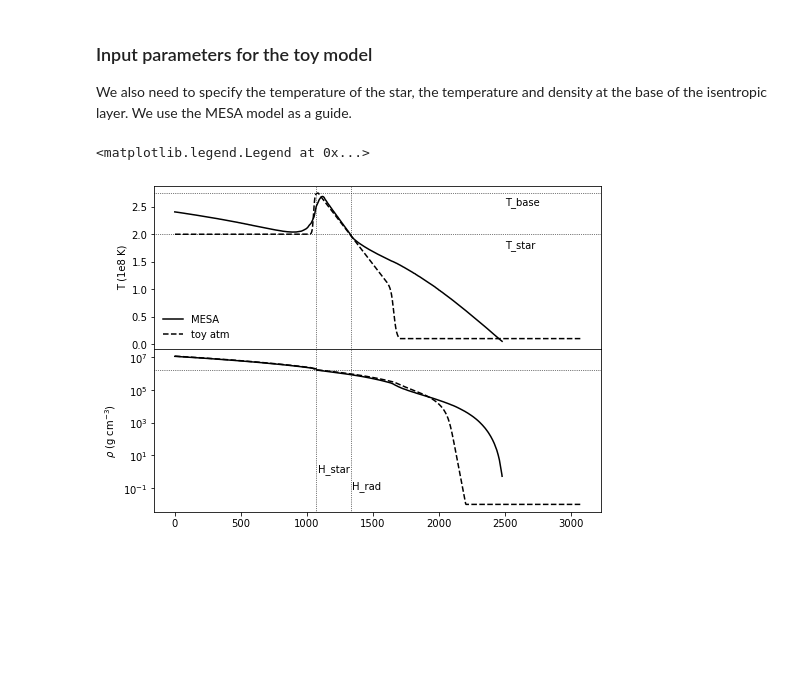
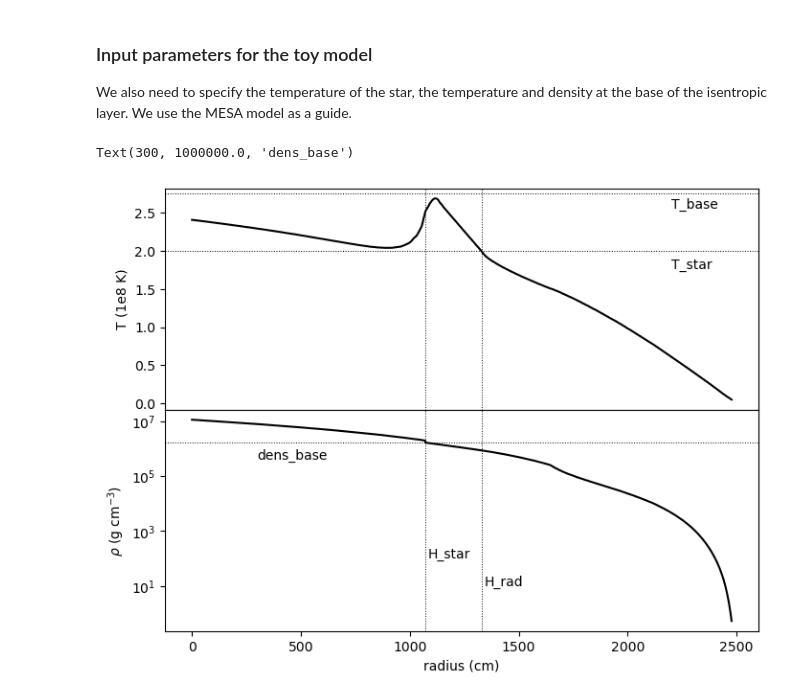
Before and after one commit to AMReX-Astro/MAESTROeX, a Jupyter notebook: Exec/science/xrb_layered/create_initial_model/construct_toy_model.ipynb, the cells around one changed output. Cells and saved outputs as stored; diff of their text form; code cells hidden in the pictures; blank space fills up the shorter version.

```diff
--- a/Exec/science/xrb_layered/create_initial_model/construct_toy_model.ipynb
+++ b/Exec/science/xrb_layered/create_initial_model/construct_toy_model.ipynb
@@ -212,45 +214,34 @@ We also need to specify the temperature of the star, the temperature and density
 # %%
 T_star = 2e8
 T_base = 2.75e8
 rho_base = 1.7e6
 
-fig,(ax1,ax2) = plt.subplots(2,1,figsize=(8,6),sharex=True)
-fig.subplots_adjust(hspace=0)
-ax1.set_ylabel(r"T (1e8 K)")
-ax2.set_ylabel(r"$\rho$ (g cm$^{-3}$)")
-ax1.plot(prof.R_cm-12e5, prof.T/1e8, 'k-', label='MESA')
-ax2.semilogy(prof.R_cm-12e5, prof.Rho, 'k-')
+def plot_rhoT():
+    fig,(ax1,ax2) = plt.subplots(2,1,figsize=(8,6),sharex=True)
+    fig.subplots_adjust(hspace=0)
+    ax2.set_xlabel('radius (cm)')
+    ax1.set_ylabel(r"T (1e8 K)")
+    ax2.set_ylabel(r"$\rho$ (g cm$^{-3}$)")
+    ax1.plot(prof.R_cm-12e5, prof.T/1e8, 'k-', label='MESA')
+    ax2.semilogy(prof.R_cm-12e5, prof.Rho, 'k-')
+    return fig,ax1,ax2
+
+fig,ax1,ax2 = plot_rhoT()
 
 for ax in (ax1,ax2):
     ax.axvline(H_star,color='k',ls=':',lw=0.7)
     ax.axvline(H_rad,color='k',ls=':',lw=0.7)
+ax2.text(H_star+10,100,"H_star",ha='left')
+ax2.text(H_rad+10,10,"H_rad",ha='left')
 
 ax1.axhline(T_star/1e8,color='k',ls=':',lw=0.7)
+ax1.text(2200,0.95*T_star/1e8,"T_star",va='top')
+
 ax1.axhline(T_base/1e8,color='k',ls=':',lw=0.7)
+ax1.text(2200,0.98*T_base/1e8,"T_base",va='top')
+
 ax2.axhline(rho_base,color='k',ls=':',lw=0.7)
-ax1.text(2500,0.95*T_star/1e8,"T_star",va='top')
-ax1.text(2500,0.98*T_base/1e8,"T_base",va='top')
-ax2.text(H_star+10,1,"H_star",ha='left')
-ax2.text(H_rad+10,0.1,"H_rad",ha='left')
-
-
-## Load the model created in initial_model/toy_atm_layered with the parameters above
-all_data = np.loadtxt("toy_xrb_layered_3cm.hse", skiprows=26).T
-# all_data = np.loadtxt("toy_xrb_layered_rad_3cm.hse", skiprows=26).T
-names = ["density","temperature","pressure","hydrogen-1","helium-4","carbon-12","carbon-13","nitrogen-13","nitrogen-14","nitrogen-15","oxygen-14","oxygen-15","oxygen-16","oxygen-17","oxygen-18","fluorine-17","fluorine-18","fluorine-19","neon-18","neon-19","neon-20","magnesium-22","magnesium-24","iron-56"]
-data = {name:all_data[i+1] for i,name in enumerate(names)}
-data["height"] = all_data[0]
-
-ax1.plot(data["height"], data["temperature"]/1e8, 'k--', label='toy atm')
-ax2.semilogy(data["height"], data["density"], 'k--')
-
-ax1.legend(loc=3,frameon=False)
-
-# ax1.set_xlim([1000,1200])
-# ax1.set_ylim([2,3])
-# ax2.set_ylim([1e6,3e6])
-
-# fig.savefig("Trho.png",bbox_inches="tight",dpi=500,transparent=False,facecolor='white')
+ax2.text(300,1e6,"dens_base",va='top')
 # %% [output]
-<matplotlib.legend.Legend at 0x...>
+Text(300, 1000000.0, 'dens_base')
-[figure, old version]
+[figure, new version]
```
Also changed, not shown: parts of 12 cells of this notebook, 13 other files.
